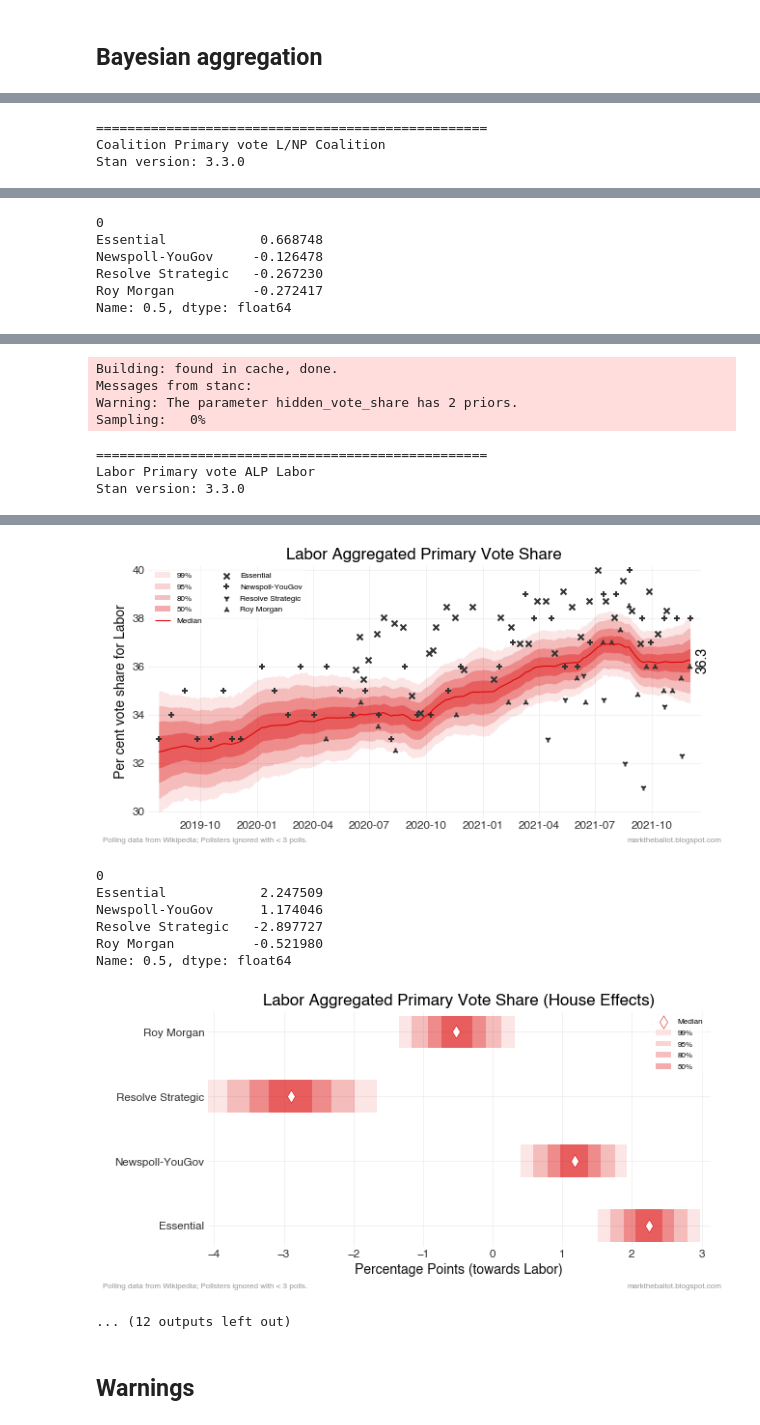
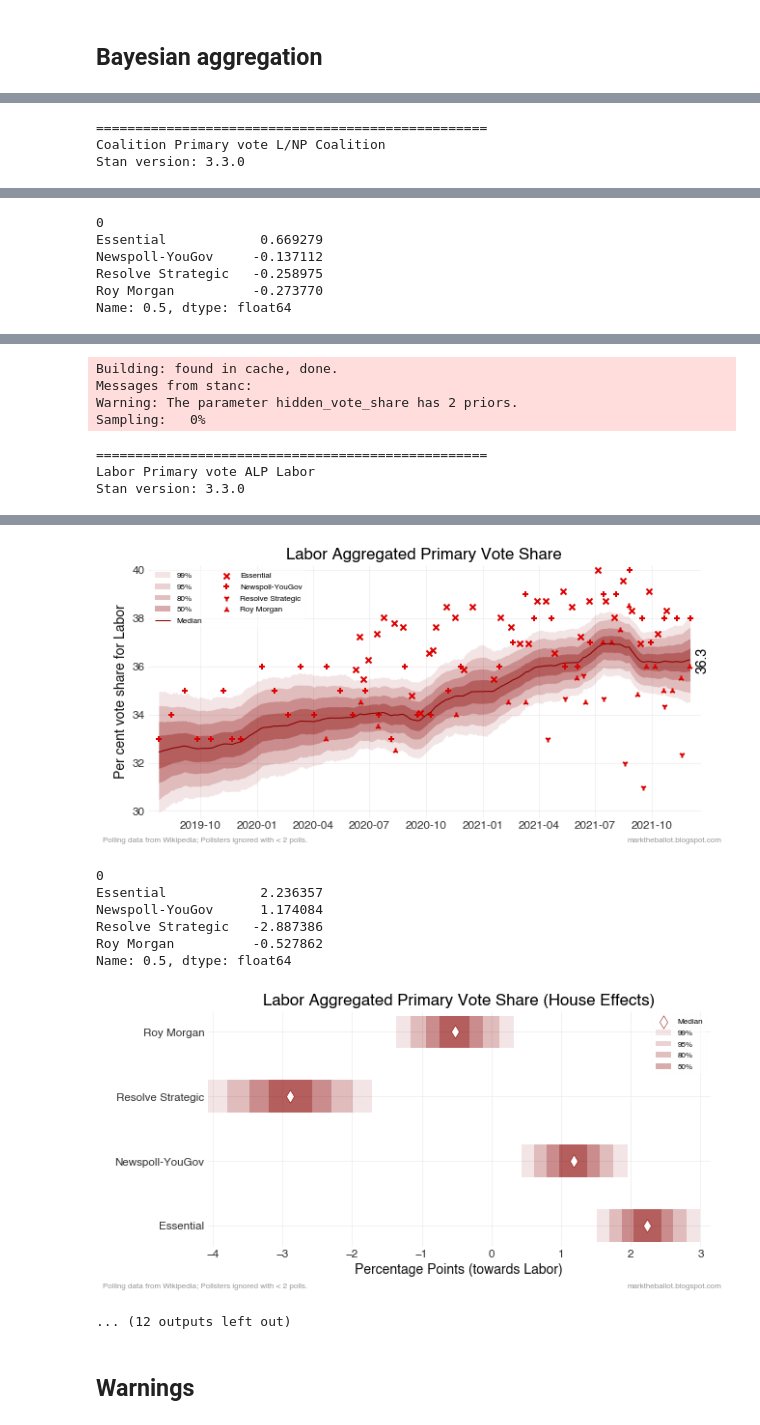
Before and after one commit to bpalmer4/Australian-Federal-Election-2022, a Jupyter notebook: notebooks/Bayesian Primary Vote timeseries aggregation.ipynb, the cells around one changed output, grey strips where cells are left out. Drawn from its saved outputs; the diff is of its cells as text; code cells hidden in the pictures.

```diff
--- a/notebooks/Bayesian Primary Vote timeseries aggregation.ipynb
+++ b/notebooks/Bayesian Primary Vote timeseries aggregation.ipynb
@@ -27,7 +28,7 @@ DATA_DIR = '../data/'
 # %%
 # plotting stuff
 # Minimum polls requirement
-MIMIMUM_POLLS_FROM_POLLSTER = 3
+MIMIMUM_POLLS_FROM_POLLSTER = 2
 
 # Plot descriptor
 s_args = {'lfooter': 'Polling data from Wikipedia; '
@@ -97,10 +98,11 @@ len(pv)
 ## Bayesian aggregation
 # %%
 columns = ['Primary vote L/NP', 'Primary vote ALP', 'Primary vote GRN', 'Primary vote OTH', ]
-colours = [common.COLOR_COALITION, common.COLOR_LABOR, common.COLOR_GREEN, common.COLOR_OTHER]
+colours = [COLOR_COALITION, COLOR_LABOR, COLOR_GREEN, COLOR_OTHER]
+p_colours = [P_COLOR_COALITION, P_COLOR_LABOR, P_COLOR_GREEN, P_COLOR_OTHER]
 parties = ['Coalition', 'Labor', 'Greens', 'Others']
 
-for column, colour, party in zip(columns, colours, parties):
+for column, colour, p_colour, party in zip(columns, colours, p_colours, parties):
     print('=' * 50)
     print(party, column, party)
 
@@ -122,7 +124,7 @@ for column, colour, party in zip(columns, colours, parties):
                                  party=party,
                                  title='Aggregated Primary Vote Share',
                                  line_color=colour,
-                                 point_color='black',
+                                 point_color=p_colour,
                                  s_args=s_args)
 # %% [output]
 Building: found in cache, done.
@@ -153,6 +155,6 @@ Sampling:   6% (800/14000)
 0
-Essential            0.668748
-Newspoll-YouGov     -0.126478
-Resolve Strategic   -0.267230
-Roy Morgan          -0.272417
+Essential            0.669279
+Newspoll-YouGov     -0.137112
+Resolve Strategic   -0.258975
+Roy Morgan          -0.273770
 Name: 0.5, dtype: float64
@@ -183,12 +185,12 @@ Sampling:   6% (800/14000)
   Adjust your expectations accordingly!
-[figure, old version]
+[figure, new version]
 0
-Essential            2.247509
-Newspoll-YouGov      1.174046
-Resolve Strategic   -2.897727
-Roy Morgan          -0.521980
+Essential            2.236357
+Newspoll-YouGov      1.174084
+Resolve Strategic   -2.887386
+Roy Morgan          -0.527862
 Name: 0.5, dtype: float64
-[figure, old version]
+[figure, new version]
 ... (12 outputs left out)
 # %% [markdown]
 ## Warnings
```
Also changed, not shown: parts of 2 cells of this notebook, 2 other files.
